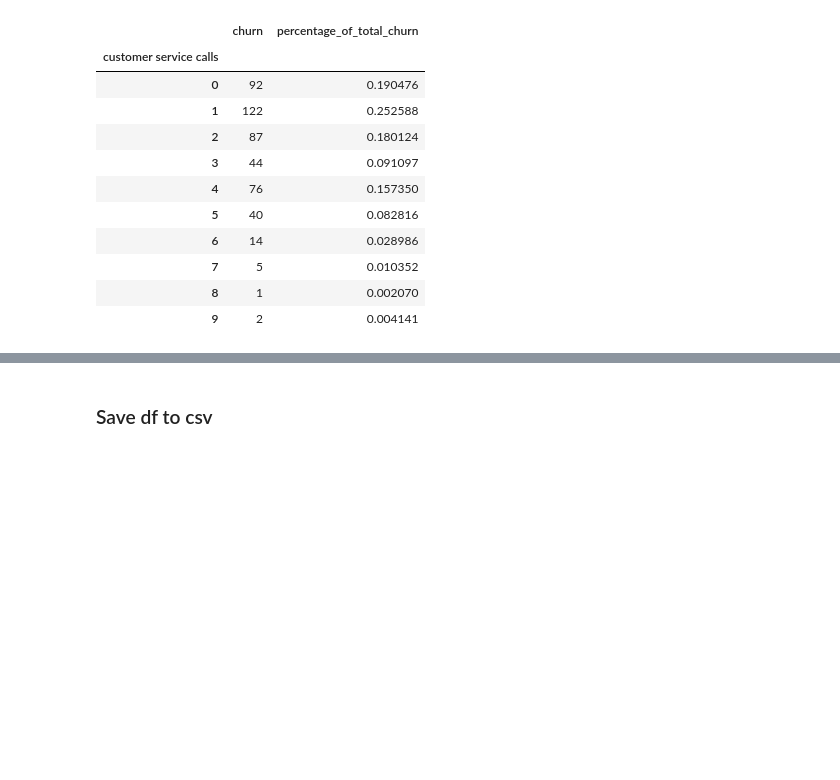
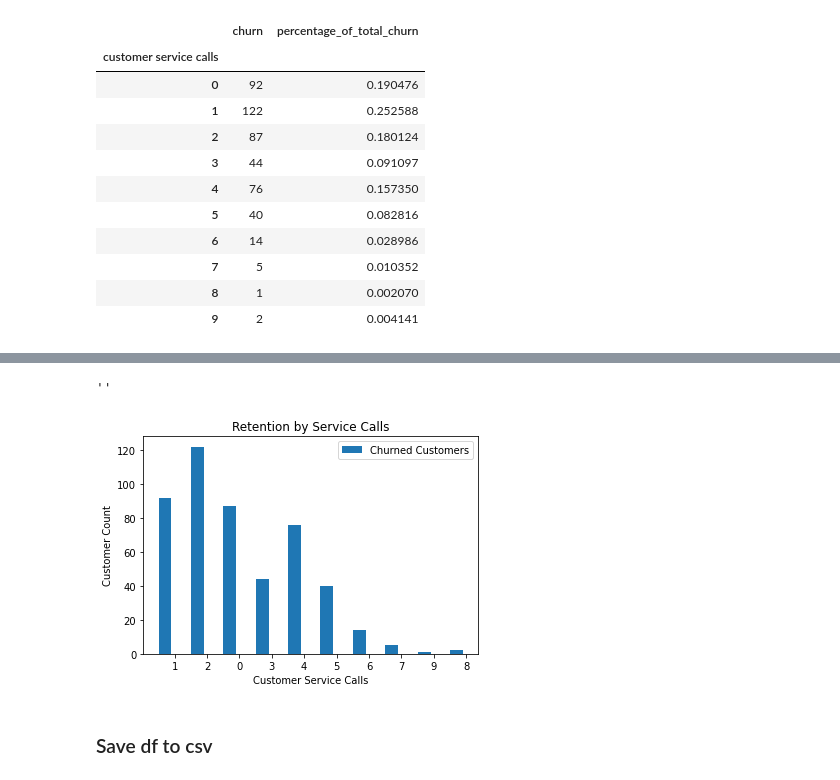
Before and after one commit to zander1268/churn-buster, a Jupyter notebook: EDA_notebook.ipynb, the cells around one changed output, grey strips where cells are left out. Drawn from its saved outputs; the diff is of its cells as text; code cells hidden in the pictures; blank space fills up the shorter version.

```diff
--- a/EDA_notebook.ipynb
+++ b/EDA_notebook.ipynb
@@ -392,3 +400,33 @@ sns.scatterplot(y=df["customer service calls"],x=df["total day calls"],hue=df["c
+# %%
+# Define Data
+
+X = list(df['customer service calls'].value_counts().index)
+Ychurn = list(df[df['churn']== True].groupby(['customer service calls']).count()['phone number'])
+Zretained = list(df[df['churn']== False].groupby(['customer service calls']).count()['phone number'])
+
+x_axis = np.arange(len(X))
+
+# Multi bar Chart
+
+plt.bar(x_axis -0.3, Ychurn, width=0.4, label = 'Churned Customers')
+#plt.bar(x_axis +0.3, Zretained, width=0.4, label = 'Retained Customers')
+
+# Xticks
+
+plt.xticks(x_axis, X)
+# Add legend
+plt.legend()
+#Axis labels
+#titles
+plt.title("Retention by Service Calls")
+plt.xlabel("Customer Service Calls")
+plt.ylabel("Customer Count")
+#Save figure
+plt.savefig('Visuals/Retention_by_Service_Calls')
+;
+# %% [output]
+''
+[figure, added]
 # %% [markdown]
 ### Save df to csv
 # %%
```
Also changed, not shown: parts of 7 cells of this notebook, 5 other files.
